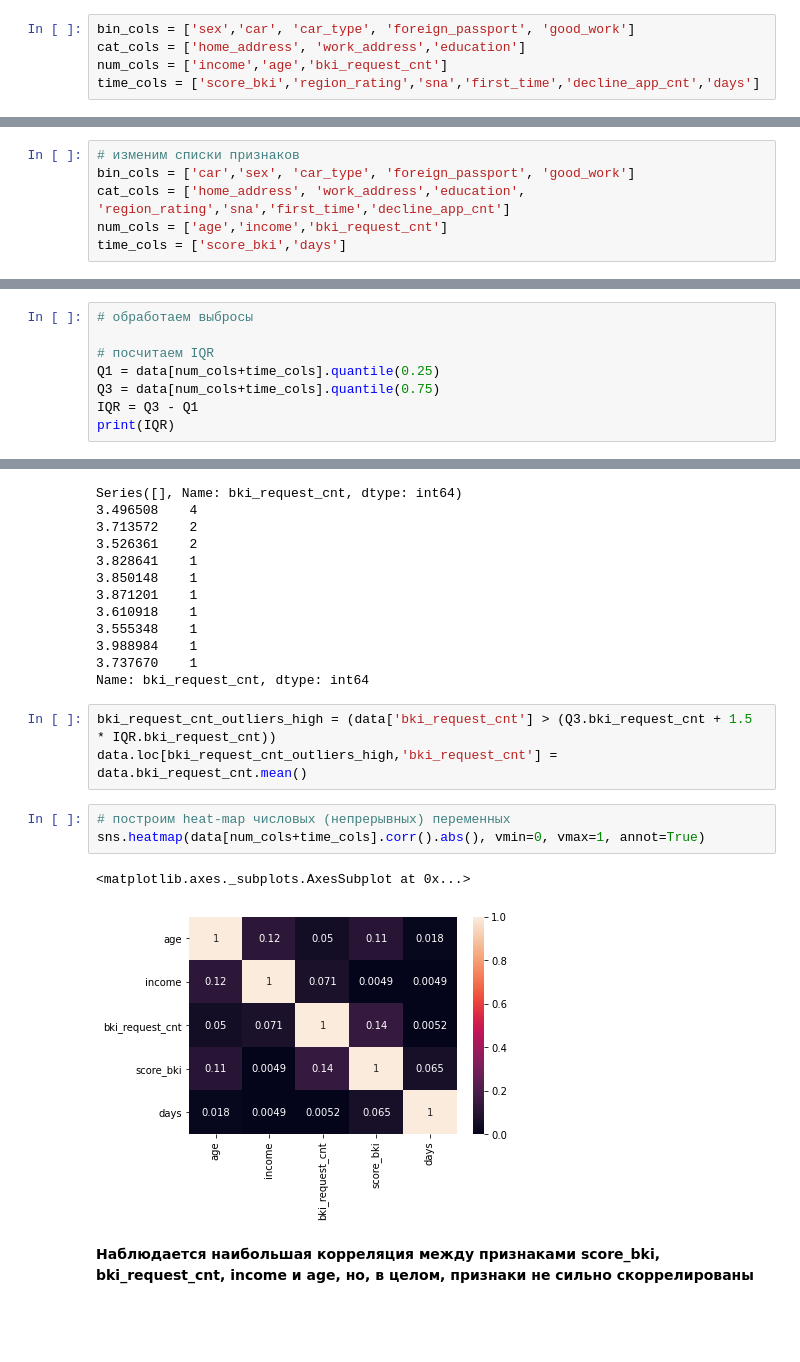
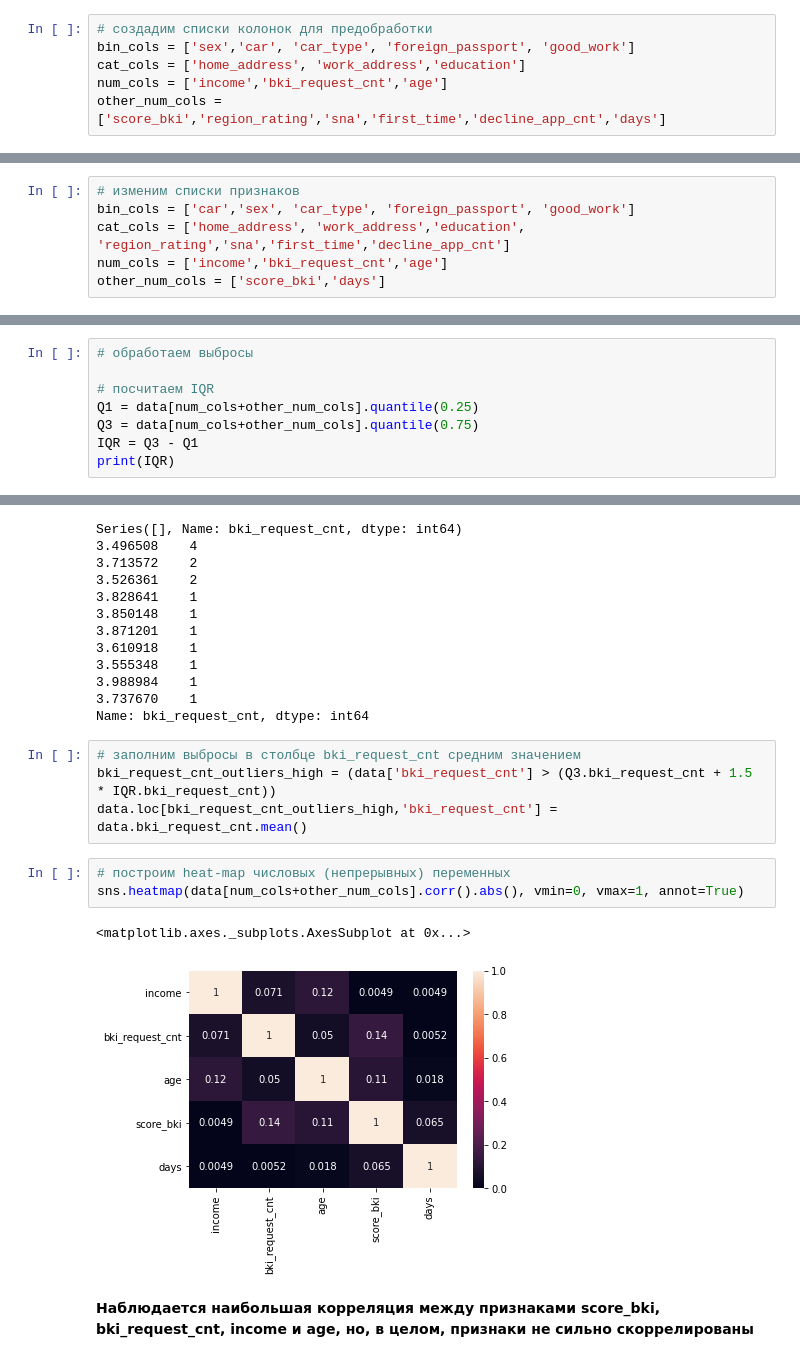
Before and after one commit to katja-n/projects, a Jupyter notebook: module_4/project4-sf-credit-score.ipynb, the cells around one changed output, grey strips where cells are left out. Drawn from its saved outputs; the diff is of its cells as text; blank space fills up the shorter version.

```diff
--- a/module_4/project4-sf-credit-score.ipynb
+++ b/module_4/project4-sf-credit-score.ipynb
@@ -169,9 +158,10 @@ Name: education, dtype: int64
 data['education'] = data['education'].fillna('SCH')
 # %%
+# создадим списки колонок для предобработки
 bin_cols = ['sex','car', 'car_type', 'foreign_passport', 'good_work']
 cat_cols = ['home_address', 'work_address','education']
-num_cols = ['income','age','bki_request_cnt']
-time_cols = ['score_bki','region_rating','sna','first_time','decline_app_cnt','days']
+num_cols = ['income','bki_request_cnt','age']
+other_num_cols = ['score_bki','region_rating','sna','first_time','decline_app_cnt','days']
 # %% [markdown]
 ## 2.1 Обработка числовых признаков
 # %%
@@ -235,7 +225,7 @@ data['decline_app_cnt'] = data['decline_app_cnt'].apply(lambda x: 6 if x>=6 else
 # изменим списки признаков
 bin_cols = ['car','sex', 'car_type', 'foreign_passport', 'good_work']
 cat_cols = ['home_address', 'work_address','education', 'region_rating','sna','first_time','decline_app_cnt']
-num_cols = ['age','income','bki_request_cnt']
-time_cols = ['score_bki','days']
+num_cols = ['income','bki_request_cnt','age']
+other_num_cols = ['score_bki','days']
 # %%
 # построим box-plots для числовых признаков
@@ -256,8 +246,8 @@ for i in num_cols+time_cols:
 # обработаем выбросы
 
 # посчитаем IQR
-Q1 = data[num_cols+time_cols].quantile(0.25)
-Q3 = data[num_cols+time_cols].quantile(0.75)
+Q1 = data[num_cols+other_num_cols].quantile(0.25)
+Q3 = data[num_cols+other_num_cols].quantile(0.75)
 IQR = Q3 - Q1
 print(IQR)
 # %% [output]
@@ -308,14 +298,15 @@ Series([], Name: bki_request_cnt, dtype: int64)
 3.737670    1
 Name: bki_request_cnt, dtype: int64
 # %%
+# заполним выбросы в столбце bki_request_cnt средним значением
 bki_request_cnt_outliers_high = (data['bki_request_cnt'] > (Q3.bki_request_cnt + 1.5 * IQR.bki_request_cnt))
 data.loc[bki_request_cnt_outliers_high,'bki_request_cnt'] = data.bki_request_cnt.mean()
 # %%
 # построим heat-map числовых (непрерывных) переменных
-sns.heatmap(data[num_cols+time_cols].corr().abs(), vmin=0, vmax=1, annot=True)
+sns.heatmap(data[num_cols+other_num_cols].corr().abs(), vmin=0, vmax=1, annot=True)
 # %% [output]
 <matplotlib.axes._subplots.AxesSubplot at 0x...>
-[figure, old version]
+[figure, new version]
 # %% [markdown]
 **Наблюдается наибольшая корреляция между признаками score_bki, bki_request_cnt, income и age, но, в целом, признаки не сильно скоррелированы**
 # %%
```
Also changed, not shown: parts of 36 cells of this notebook.
